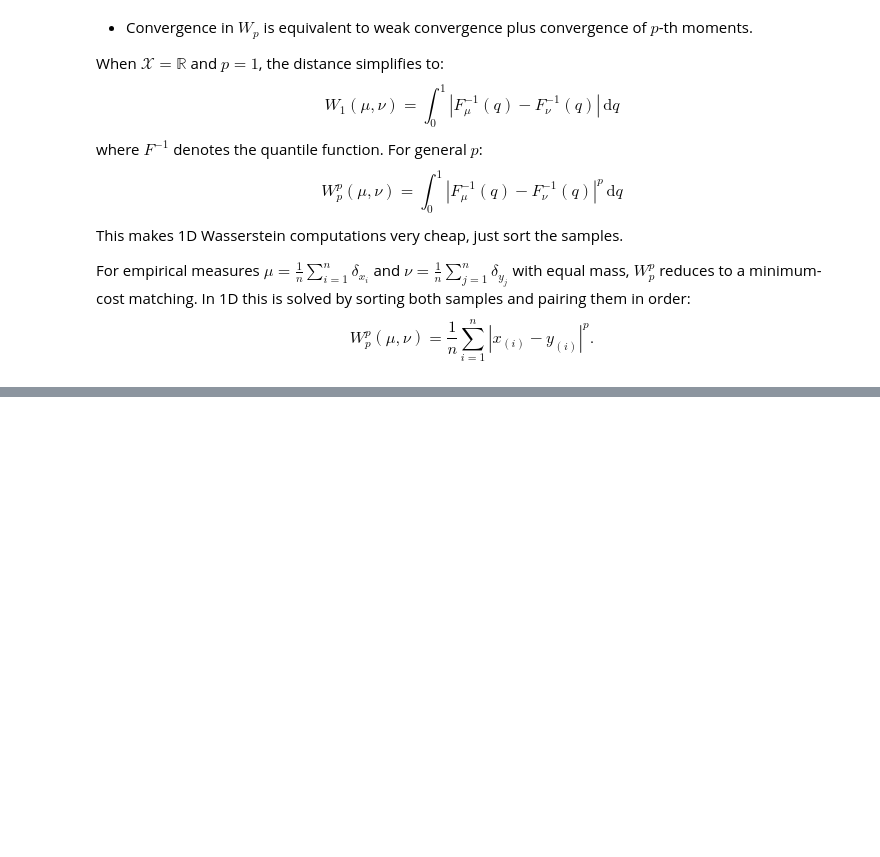
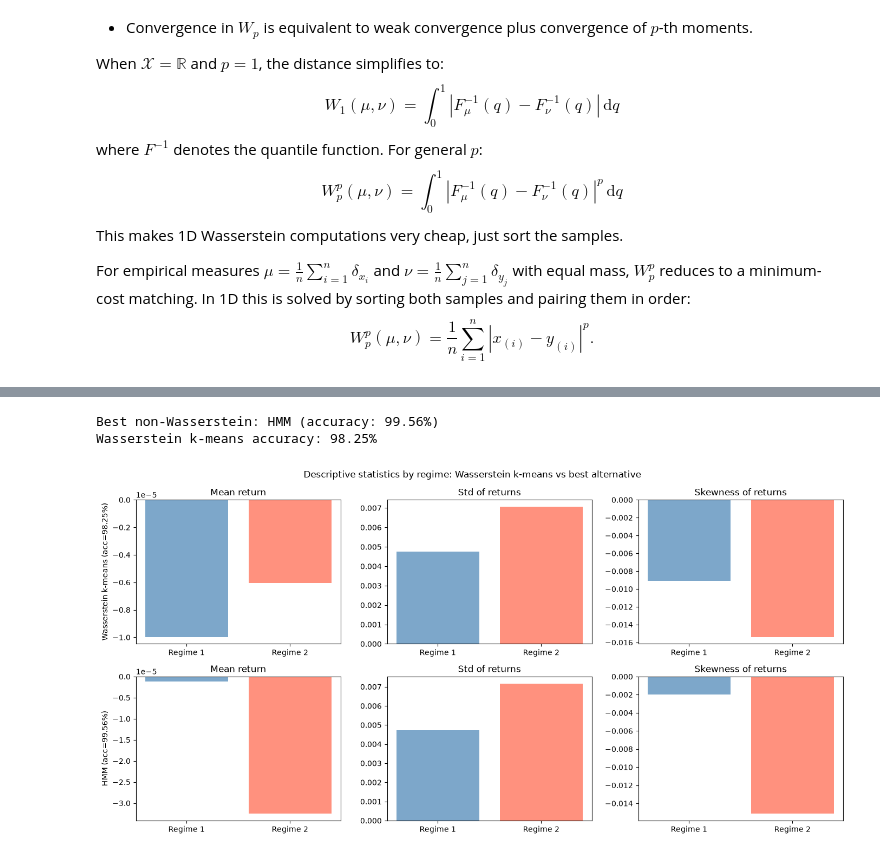
Before and after one commit to RaandRB/Regime-Classification-Wasserstein, a Jupyter notebook: regime_classification.ipynb, the cells around one changed output, grey strips where cells are left out. Cells and saved outputs as stored; diff of their text form; code cells hidden in the pictures; blank space fills up the shorter version.

```diff
--- a/regime_classification.ipynb
+++ b/regime_classification.ipynb
@@ -218,0 +414,70 @@ $$W_p^p(\mu, \nu) = \frac{1}{n}\sum_{i=1}^n |x_{(i)} - y_{(i)}|^p.$$
+# %%
+# --- Comparison: Best non-Wasserstein vs Wasserstein ---
+best_non_wk_name = "K-Means (moments)" if acc_km >= acc_hmm else "HMM"
+best_non_wk_acc = max(acc_km, acc_hmm)
+best_non_wk_labels = km_labels if acc_km >= acc_hmm else hmm_labels
+# Align to full length for statistics
+if acc_km >= acc_hmm:
+    # km_labels is shorter (aligned to window-1:)
+    best_non_wk_point_labels = np.full(len(returns_1d), -1, dtype=int)
+    best_non_wk_point_labels[window-1:] = km_labels
+    stat_mask = best_non_wk_point_labels >= 0
+else:
+    best_non_wk_point_labels = hmm_labels
+    stat_mask = np.ones(len(returns_1d), dtype=bool)
+
+# Ensure labels are flipped correctly for stats
+if acc_km >= acc_hmm:
+    if (km_labels != true_aligned).mean() > 0.5:
+        best_non_wk_point_labels[window-1:] = 1 - km_labels
+else:
+    if (hmm_labels != true_labels_1d).mean() > 0.5:
+        best_non_wk_point_labels = 1 - hmm_labels
+
+print(f"Best non-Wasserstein: {best_non_wk_name} (accuracy: {best_non_wk_acc:.2%})")
+print(f"Wasserstein k-means accuracy: {acc_wk:.2%}")
+print()
+
+# --- Descriptive statistics per regime for both methods ---
+fig, axes = plt.subplots(2, 3, figsize=(14, 7))
+
+K = 2
+regime_colors = ["steelblue", "tomato"]
+
+for row, (method_name, method_labels, method_mask) in enumerate([
+    (f"Wasserstein k-means (acc={acc_wk:.2%})", point_labels_wk, np.ones(len(returns_1d), dtype=bool)),
+    (f"{best_non_wk_name} (acc={best_non_wk_acc:.2%})", best_non_wk_point_labels, stat_mask),
+]):
+    raw = returns_1d[method_mask]
+    labs = method_labels[method_mask]
+
+    mean_ret, std_ret, skew_ret = [], [], []
+    for k in range(K):
+        m = labs == k
+        r = raw[m]
+        mean_ret.append(r.mean())
+        std_ret.append(r.std())
+        skew_ret.append(((r - r.mean())**3).mean() / r.std()**3 if r.std() > 0 else 0)
+
+    x = np.arange(K)
+
+    axes[row, 0].bar(x, mean_ret, color=regime_colors, alpha=0.7)
+    axes[row, 0].set_xticks(x); axes[row, 0].set_xticklabels([f"Regime {k+1}" for k in range(K)])
+    axes[row, 0].set_title("Mean return"); axes[row, 0].axhline(0, color="k", lw=0.5)
+
+    axes[row, 1].bar(x, std_ret, color=regime_colors, alpha=0.7)
+    axes[row, 1].set_xticks(x); axes[row, 1].set_xticklabels([f"Regime {k+1}" for k in range(K)])
+    axes[row, 1].set_title("Std of returns")
+
+    axes[row, 2].bar(x, skew_ret, color=regime_colors, alpha=0.7)
+    axes[row, 2].set_xticks(x); axes[row, 2].set_xticklabels([f"Regime {k+1}" for k in range(K)])
+    axes[row, 2].set_title("Skewness of returns"); axes[row, 2].axhline(0, color="k", lw=0.5)
+
+    axes[row, 0].set_ylabel(method_name)
+
+plt.suptitle("Descriptive statistics by regime: Wasserstein k-means vs best alternative", fontsize=12)
+plt.tight_layout(); plt.show()
+# %% [output]
+Best non-Wasserstein: HMM (accuracy: 99.56%)
+Wasserstein k-means accuracy: 98.25%
+[figure, added]
```
Also changed, not shown: parts of 13 cells of this notebook.
